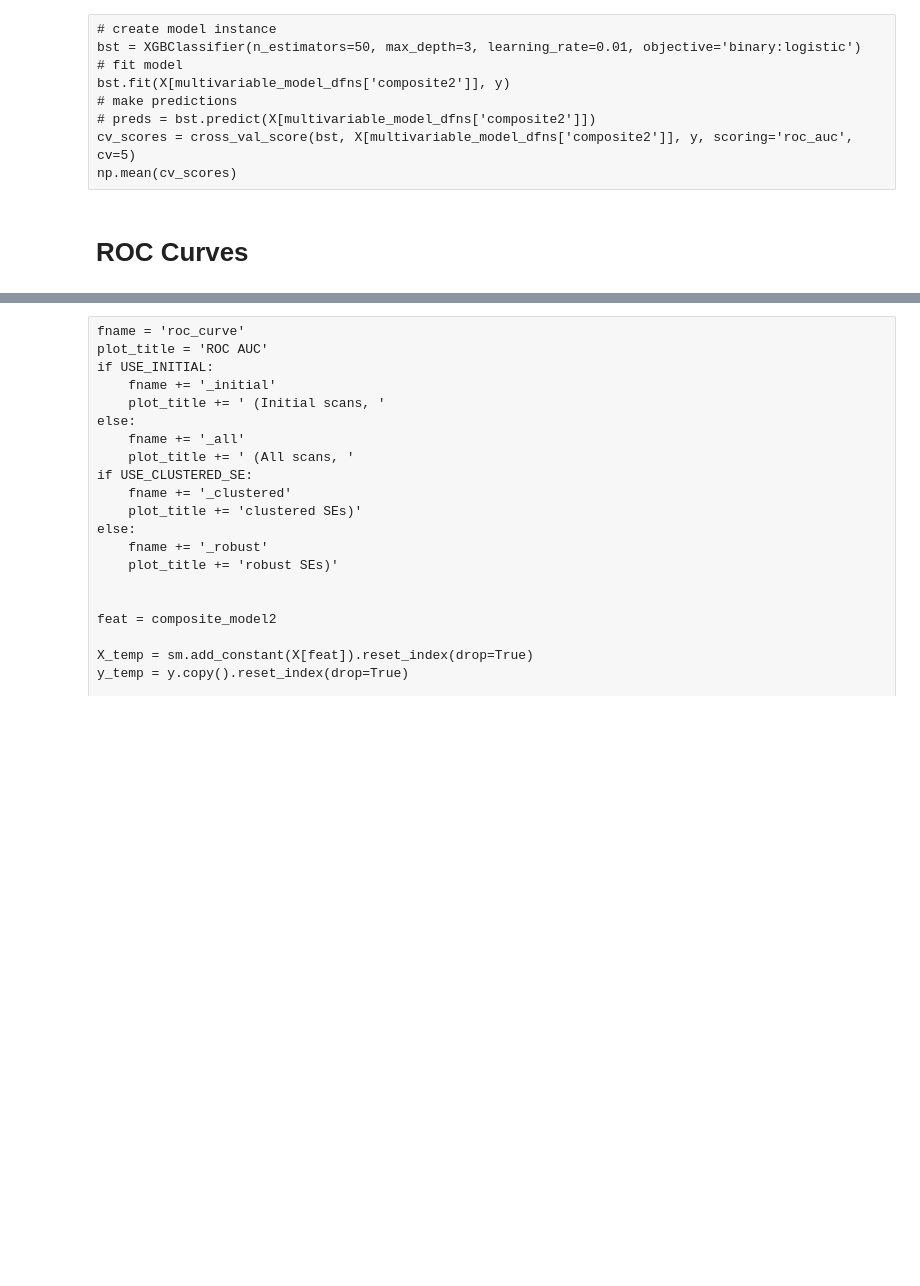
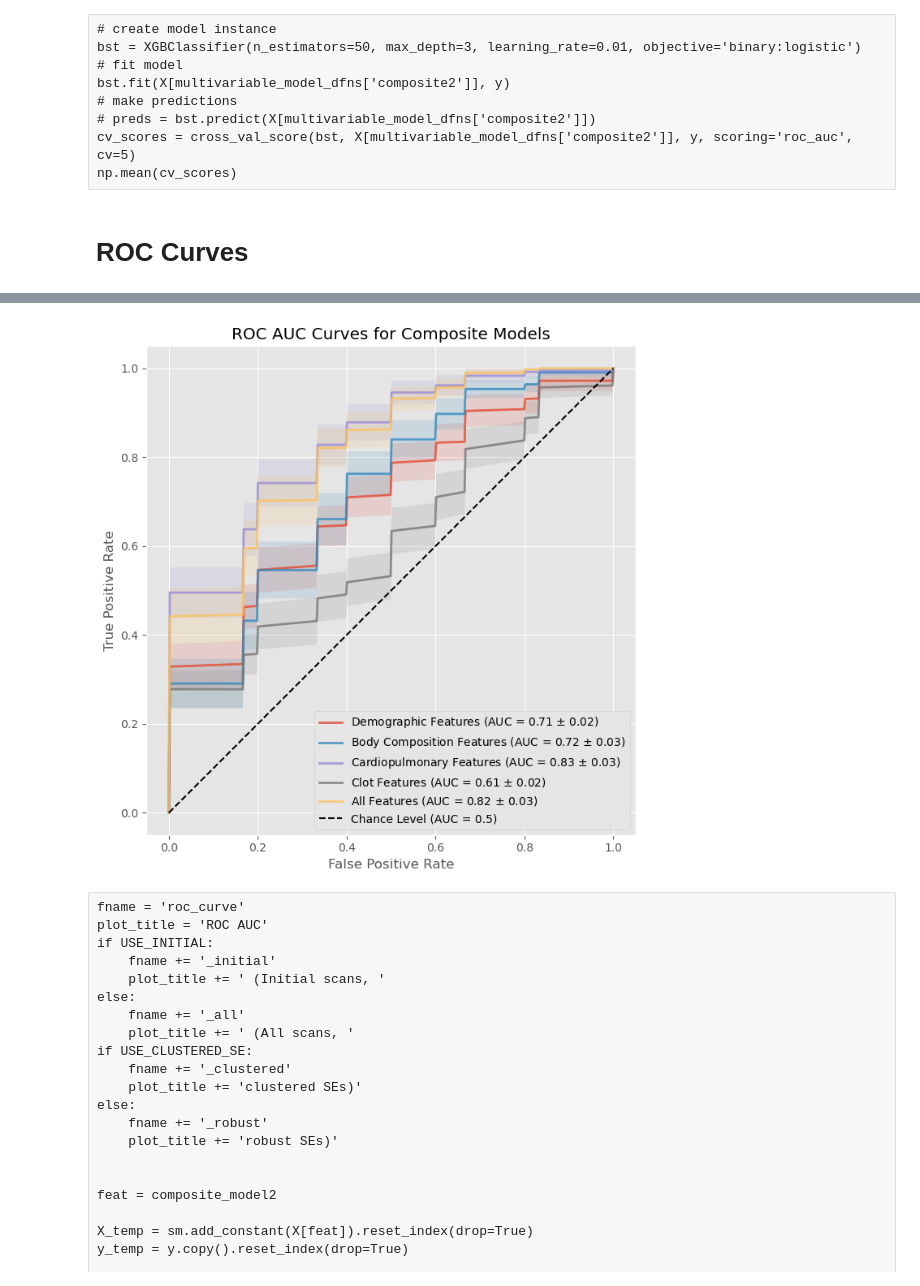
Before and after one commit to qaust/iCPET, a Jupyter notebook: src/logit.ipynb, the cells around one changed output, grey strips where cells are left out. Drawn from its saved outputs; the diff is of its cells as text; code cells hidden in the pictures; blank space fills up the shorter version.

```diff
--- a/src/logit.ipynb
+++ b/src/logit.ipynb
@@ -527,0 +493,83 @@ plt.savefig('../figures/roc_curves.png')
+# %%
+model_names = ['Demographic Features', 'Body Composition Features', 'Cardiopulmonary Features', 'Clot Features', 'All Features']
+
+fig, axs = plt.subplots(figsize=(7, 7))
+
+for i, model_name in enumerate(model_names):
+    print(model_name)
+
+    feat = model_dfns_remaining[i]
+    X_temp = X[feat].reset_index(drop=True)
+    y_temp = y.copy().reset_index(drop=True)
+
+    # cv = StratifiedKFold(n_splits=CV_FOLDS)
+    cv = CUSTOM_CV
+    classifier = LogisticRegression(
+            random_state=SEED,
+            fit_intercept=True,
+            max_iter=1_000,
+            penalty=None,
+            solver='newton-cg',
+    )
+
+    tprs = []
+    aucs = []
+    mean_fpr = np.linspace(0, 1, 500)
+
+    for fold, (train, test) in enumerate(cv.split(X_temp, y_temp)):
+        try:
+            classifier.fit(X_temp.loc[train, :], y[train])
+            ffpr, ftpr, fthresh = roc_curve(y_temp[test].squeeze(), classifier.predict_proba(X_temp.loc[test])[:, 1])
+            fauc = roc_auc_score(y_temp[test], classifier.predict(X_temp.loc[test, :]))
+            interp_tpr = np.interp(mean_fpr, ffpr, ftpr)
+            tprs.append(interp_tpr)
+            aucs.append(fauc)
+        except:
+            print(f"Could not fit fold {fold}")
+            continue
+
+    mean_tpr = np.mean(tprs, axis=0)
+    mean_tpr[0] = 0.0
+    mean_tpr[-1] = 1.0
+    mean_auc = auc(mean_fpr, mean_tpr)
+    std_error_auc = np.std(aucs) / np.sqrt(len(aucs))
+
+    n_std_error = 1.96
+
+    axs.plot(
+        mean_fpr,
+        mean_tpr,
+        label=f"{model_name} (AUC = {mean_auc:.2f} $\pm$ {n_std_error * std_error_auc:.2f})",
+        lw=2,
+        alpha=0.8,
+    )
+
+    std_error_tpr = np.std(tprs, axis=0) / np.sqrt(len(tprs))
+
+    tprs_upper = np.minimum(mean_tpr + n_std_error * std_error_tpr, 1)
+    tprs_lower = np.maximum(mean_tpr - n_std_error * std_error_tpr, 0)
+    axs.fill_between(
+        mean_fpr,
+        tprs_lower,
+        tprs_upper,
+        alpha=0.15,
+        # label=f"$\pm$ {n_std_error:.2f} SE",
+    )
+
+axs.set(
+    xlim=[-0.05, 1.05],
+    ylim=[-0.05, 1.05],
+    xlabel="False Positive Rate",
+    ylabel="True Positive Rate",
+    title='ROC AUC Curves for Composite Models',
+)
+
+axs.plot([0, 1], [0, 1], "k--", label="Chance Level (AUC = 0.5)")
+
+axs.axis("square")
+axs.legend(loc="lower right", fontsize=10)
+
+plt.tight_layout()
+
+plt.savefig('../figures/roc_curves_2.png')
+# %% [output]
@@ -528,3 +582,4 @@ plt.savefig('../figures/roc_curves.png')
+[figure, added]
 # %% [raw]
 fname = 'roc_curve'
 plot_title = 'ROC AUC'
```
Also changed, not shown: parts of 12 cells of this notebook, 4 other files.
